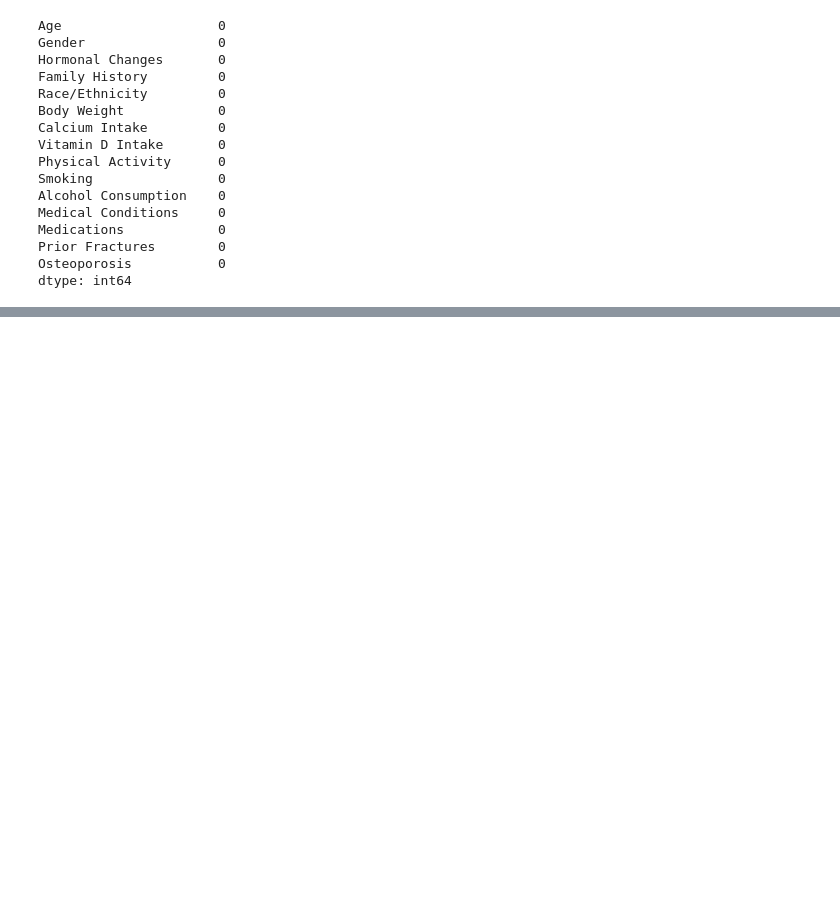
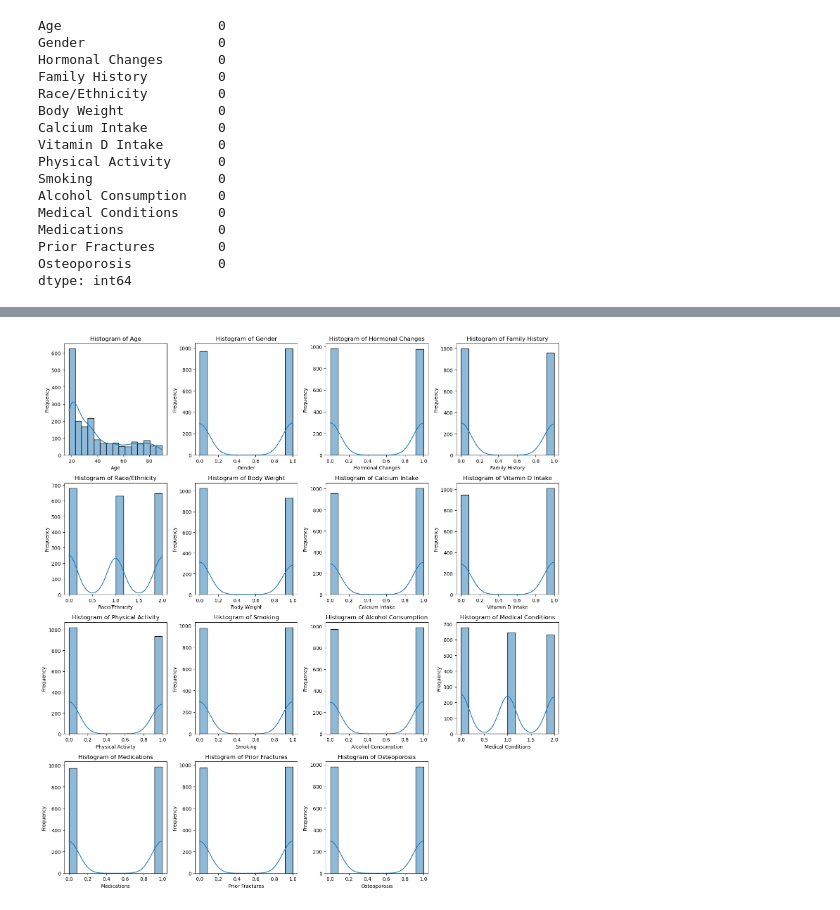
Before and after one commit to NavyaSai-V/Predicting-Osteoporosis-Risk, a Jupyter notebook: Osteoporrosis.ipynb, the cells around one changed output, grey strips where cells are left out. Cells and saved outputs as stored; diff of their text form; code cells hidden in the pictures; blank space fills up the shorter version.

```diff
--- a/Osteoporrosis.ipynb
+++ b/Osteoporrosis.ipynb
@@ -155,0 +212,6 @@ dtype: int64
+# %%
+encoder = LabelEncoder()
+for col in data.columns[1:-1]:
+    data[col] = encoder.fit_transform(data[col].values)
+
+data.head()
@@ -155,0 +225,32 @@ dtype: int64
+# %%
+import math
+
+# Select numeric columns from the dataset
+numeric_columns = data.select_dtypes(include='number').columns
+
+# Calculate the number of rows needed based on the number of columns
+n_cols = 4
+n_rows = math.ceil(len(numeric_columns) / n_cols)
+
+# Set up the subplot grid with 3 columns
+fig, axes = plt.subplots(nrows=n_rows, ncols=n_cols, figsize=(15, n_rows * 4))
+
+# Flatten axes in case it's a 2D array
+axes = axes.flatten()
+
+# Create a histogram for each numeric column
+for i, col in enumerate(numeric_columns):
+    sns.histplot(data[col], ax=axes[i], kde=True)  # Plot with KDE curve
+    axes[i].set_title(f'Histogram of {col}')
+    axes[i].set_xlabel(col)
+    axes[i].set_ylabel('Frequency')
+
+# Remove empty subplots, if any
+for j in range(i+1, len(axes)):
+    fig.delaxes(axes[j])
+
+# Adjust layout
+plt.tight_layout()
+plt.show()
+# %% [output]
+[figure, added]
```
Also changed, not shown: parts of 6 cells of this notebook.
